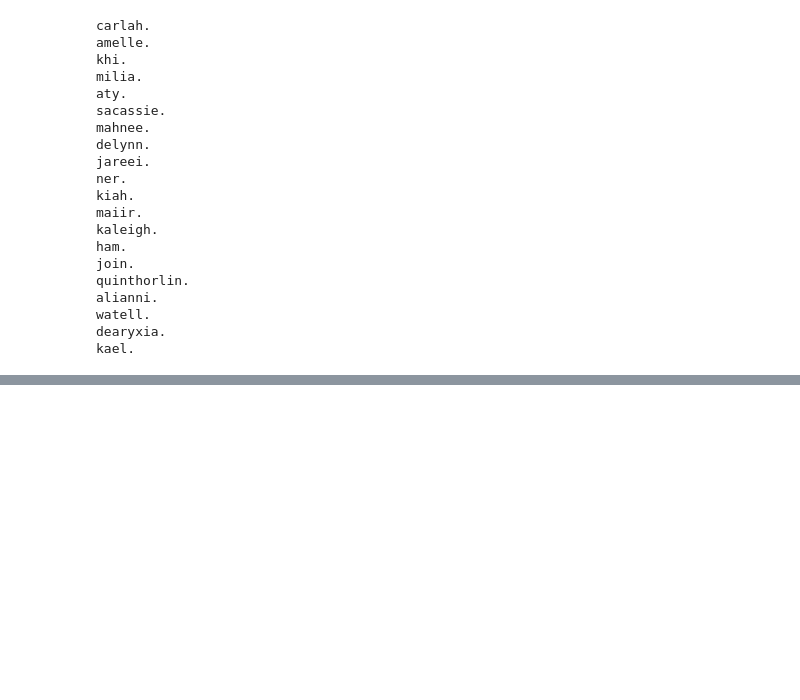
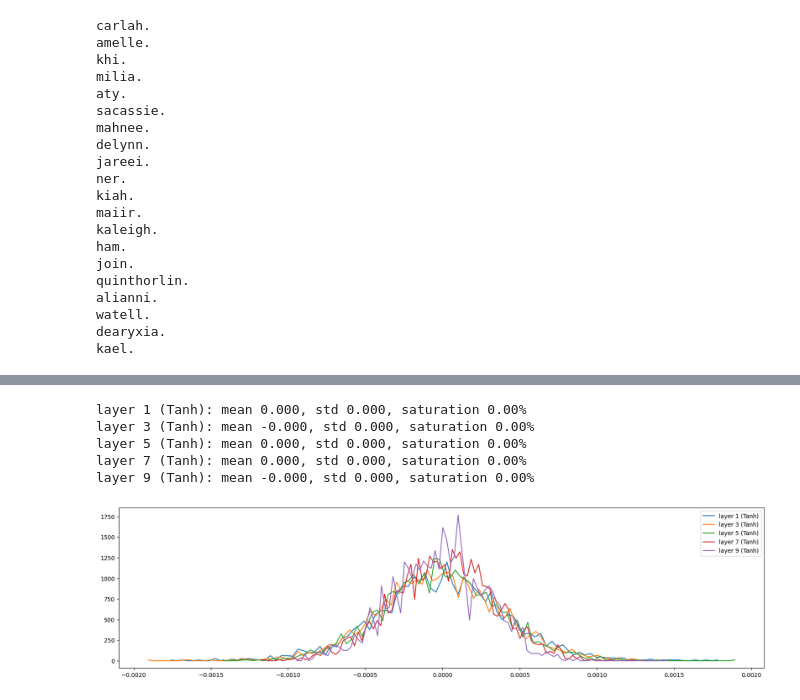
Before and after one commit to semacki2/makemore, a Jupyter notebook: makemore_mlp_v2.ipynb, the cells around one changed output, grey strips where cells are left out. Saved outputs shown, nothing was run; the diff lists cells and outputs as text; code cells hidden in the pictures; blank space fills up the shorter version.

```diff
--- a/makemore_mlp_v2.ipynb
+++ b/makemore_mlp_v2.ipynb
@@ -253,0 +411,22 @@ kael.
+# %%
+# visualize histograms
+plt.figure(figsize=(20, 5))
+legends = []
+
+for i, layer in enumerate(layers[:-1]): # skip the last layer
+    if isinstance(layer, Tanh):
+        t = layer.out.grad
+        print(f'layer {i} ({layer.__class__.__name__}): mean {t.mean():.3f}, std {t.std():.3f}, saturation {100 * (t.abs() > 0.97).float().mean():.2f}%')
+        hy, hx = torch.histogram(t, density=True)
+        plt.plot(hx[:-1].detach(), hy.detach())
+        legends.append(f'layer {i} ({layer.__class__.__name__})')
+
+plt.legend(legends)
+plt.show()
+# %% [output]
+layer 1 (Tanh): mean 0.000, std 0.000, saturation 0.00%
+layer 3 (Tanh): mean -0.000, std 0.000, saturation 0.00%
+layer 5 (Tanh): mean 0.000, std 0.000, saturation 0.00%
+layer 7 (Tanh): mean 0.000, std 0.000, saturation 0.00%
+layer 9 (Tanh): mean -0.000, std 0.000, saturation 0.00%
+[figure, added]
```
Also changed, not shown: parts of 5 cells of this notebook.
